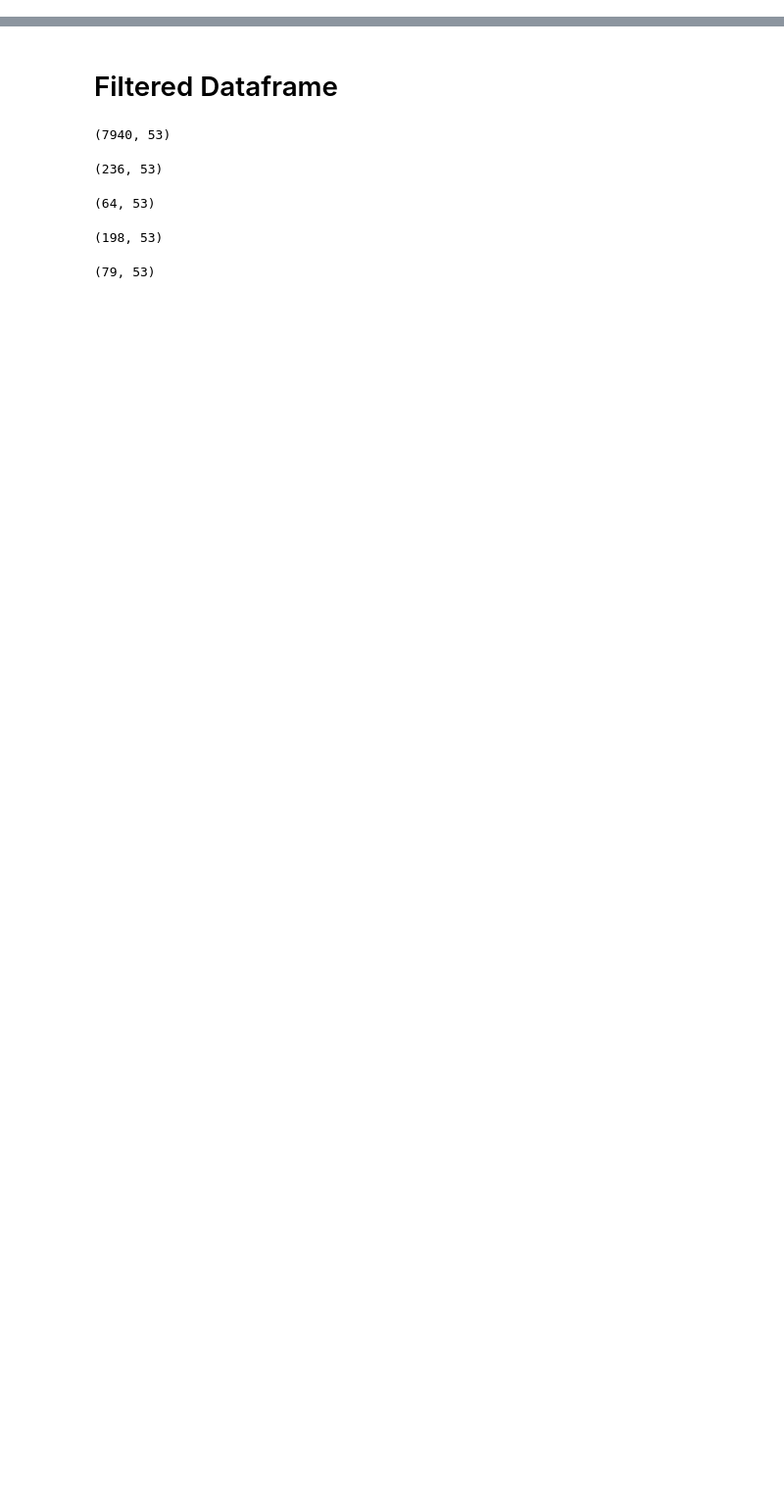
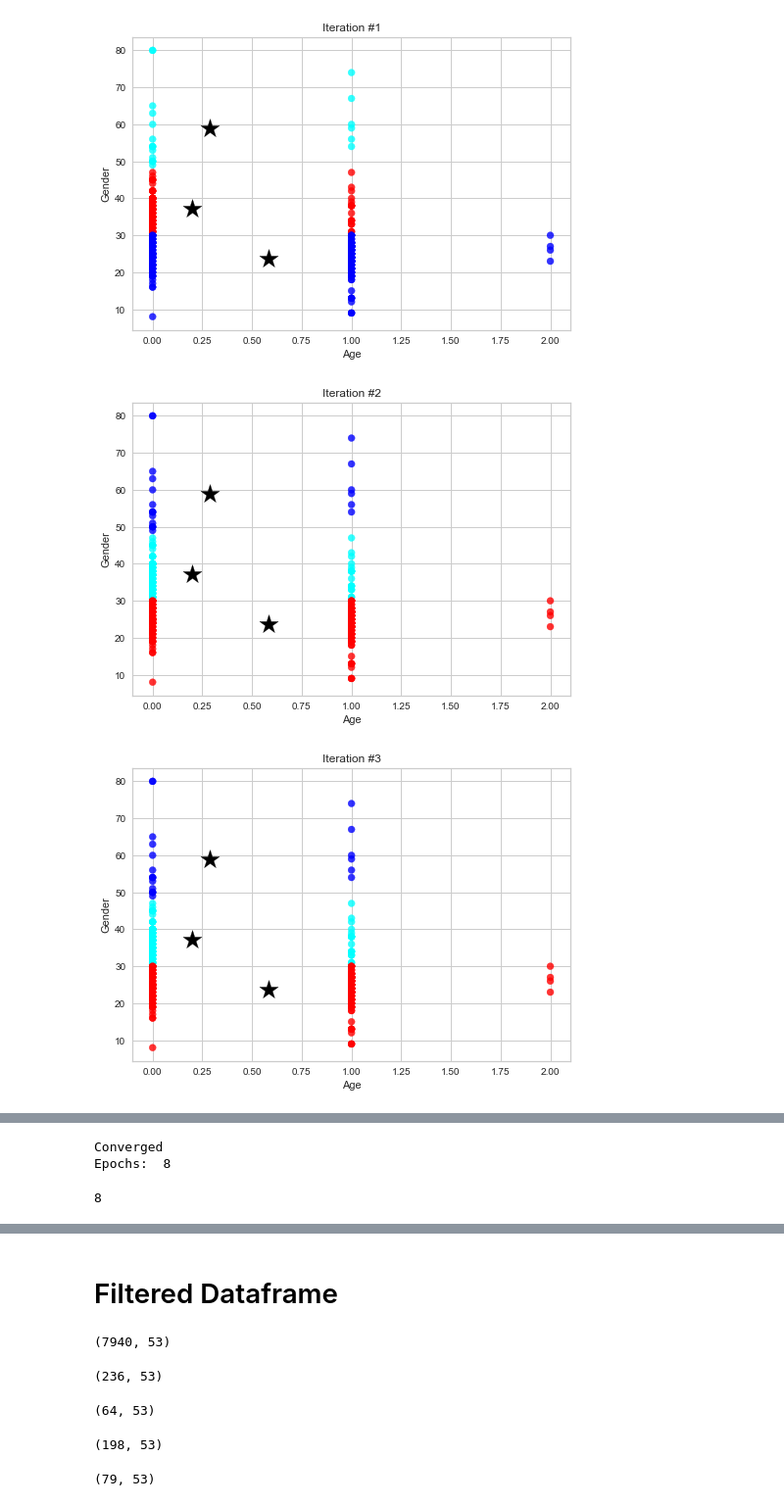
Before and after one commit to nutzbee/Collab-Tests, a Jupyter notebook: Food_Clustering.ipynb, the cells around one changed output, grey strips where cells are left out. Shown: that part at 98% size. Saved outputs shown, nothing was run; the diff lists cells and outputs as text; code cells hidden in the pictures; blank space fills up the shorter version.

```diff
--- a/Food_Clustering.ipynb
+++ b/Food_Clustering.ipynb
@@ -24,0 +115,35 @@ from ipywidgets import interact
+# %%
+label_color_map = {0 : 'red',
+                    1 : 'blue',
+                    2 : 'cyan'}
+# %%
+x = X['Gender']
+y = X['Age']
+# %%
+for i in range(1,16):
+    kmeanss = KMeans(3, n_init=i, max_iter=500)
+    kmeanss.fit_predict(X[['Gender', 'Age']])
+    cluster_centres = kmeanss.cluster_centers_
+    y_kmeans = kmeanss.labels_
+
+    label_color = [label_color_map[l] for l in y_kmeans]
+
+    plt.scatter(x, y, alpha=0.8, c=label_color)
+
+    csx = cluster_centres[:,0]
+    csy = cluster_centres[:,1]
+
+    plt.scatter(csx, csy, marker='*', s=400, c='black')
+    plt.title('Iteration #%i' %i)
+    plt.ylabel('Gender')
+    plt.xlabel('Age')
+    plt.show()
+
+    if i == kmeanss.n_iter_:
+        print('Converged')
+        break
+print('Epochs: ', kmeanss.n_iter_)
+# %% [output]
+[figure, added]
+[figure, added]
+[figure, added]
@@ -24,0 +155,6 @@ from ipywidgets import interact
+Converged
+Epochs:  8
+# %%
+kmeanss.n_iter_
+# %% [output]
+8
```
Also changed, not shown: parts of 66 cells of this notebook, 2 other files.
